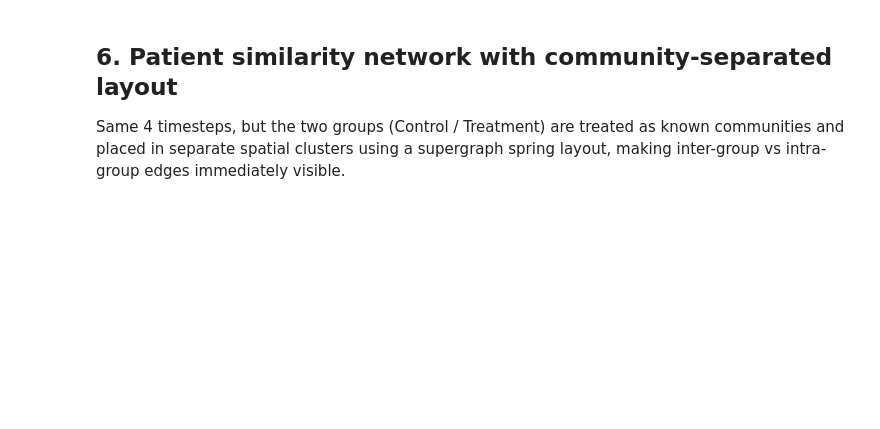
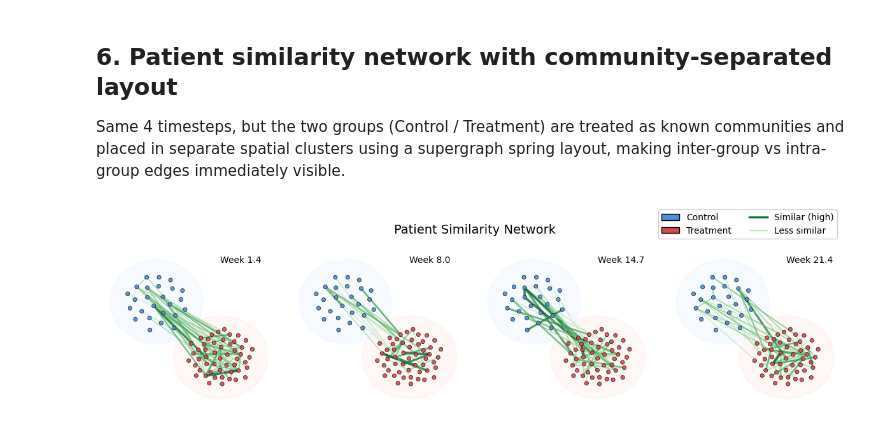
Before and after one commit to dani2442/rkhs-mixture-models, a Jupyter notebook: examples/patient_correlation_network.ipynb, the cells around one changed output. Drawn from its saved outputs; the diff is of its cells as text; code cells hidden in the pictures; blank space fills up the shorter version.

```diff
--- a/examples/patient_correlation_network.ipynb
+++ b/examples/patient_correlation_network.ipynb
@@ -506,7 +394,7 @@ Same 4 timesteps, but the two groups (Control / Treatment) are treated as known
 # %%
 from matplotlib.patches import Patch
 from matplotlib.lines import Line2D
-EDGE_THRESHOLD_PERCENTILE = 1.5
+EDGE_THRESHOLD_PERCENTILE = 2
 
 # ---- Build community-separated layout ----
 ctrl_indices  = [pid_to_idx[p] for p in common_pids if p in ctrl_set]
@@ -585,30 +473,32 @@ for ax_idx, t_idx in enumerate(graph_indices):
 
     nx.draw_networkx_nodes(G, pos, ax=ax, node_color=node_colors,
                            node_size=20, alpha=0.9,
                            edgecolors="black", linewidths=0.5)
     if edges:
         nx.draw_networkx_edges(G, pos, ax=ax, edgelist=edges,
                                edge_color=edge_colors, width=edge_widths,
                                alpha=0.7)
 
     title = f"Week {t_day / 7:.1f}" if use_weeks else f"Day {t_day:.0f}"
     ax.text(0.68, 0.98, title, transform=ax.transAxes, fontsize=10, va="top")
     ax.set_axis_off()
 
 legend_elements = [
     Patch(facecolor="#4A90D9", edgecolor="black", label="Control"),
     Patch(facecolor="#D94A4A", edgecolor="black", label="Treatment"),
     Line2D([0], [0], color=plt.cm.Greens(0.85), lw=2.5, label="Similar (high)"),
     Line2D([0], [0], color=plt.cm.Greens(0.35), lw=1.0, label="Less similar"),
 ]
 
 header_y = 1.0
 fig.suptitle("Patient Similarity Network", fontsize=14, y=header_y)
 fig.legend(handles=legend_elements,
            loc="center right",
            bbox_to_anchor=(0.98, header_y),
            fontsize=10, framealpha=0.9, ncols=2)
 
 plt.tight_layout()
 fig.subplots_adjust(top=0.85)
 plt.show()
+# %% [output]
+[figure, added]
```
Also changed, not shown: parts of 12 cells of this notebook, 2 other files.
